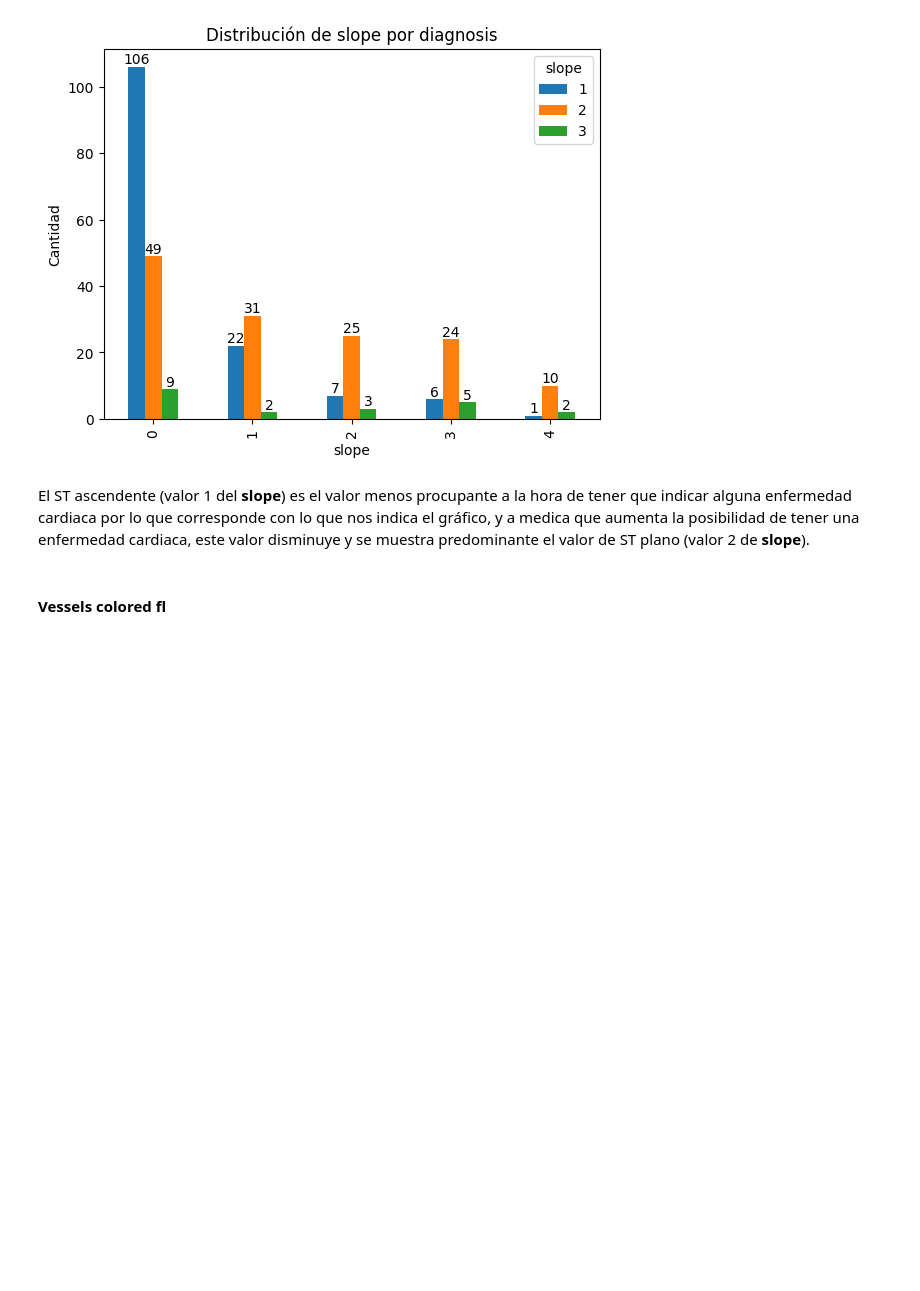
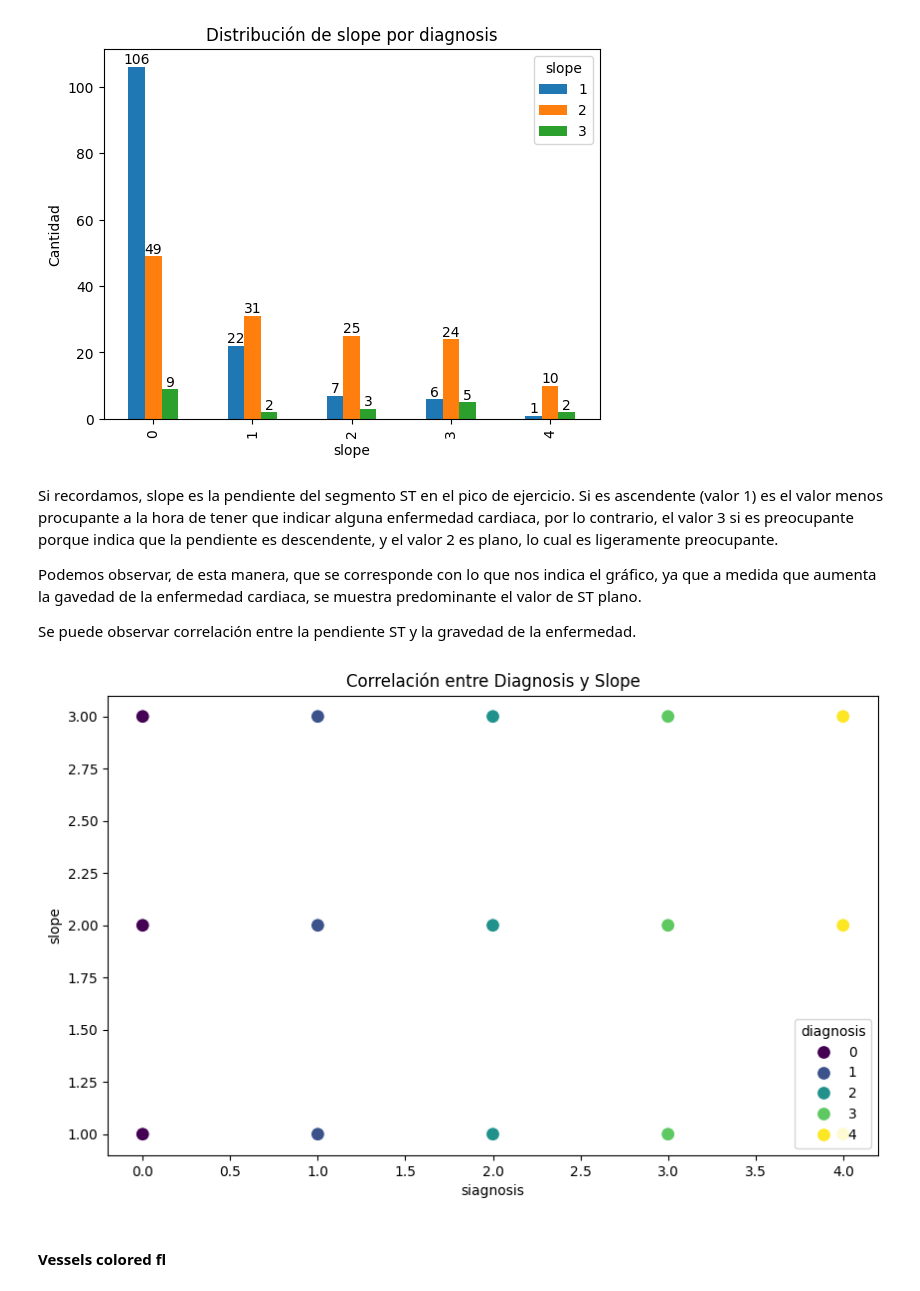
Before and after one commit to IgnacioLopez04/TP_ML_Bellotti_Lopez_Trinchieri, a Jupyter notebook: TP1_ML.ipynb, the cells around one changed output. Cells and saved outputs as stored; diff of their text form; code cells hidden in the pictures; blank space fills up the shorter version.

```diff
--- a/TP1_ML.ipynb
+++ b/TP1_ML.ipynb
@@ -497,7 +526,21 @@ plt.show()
 # %% [output]
 [figure]
 # %% [markdown]
-El ST ascendente (valor 1 del **slope**) es el valor menos procupante a la hora de tener que indicar alguna enfermedad cardiaca por lo que corresponde con lo que nos indica el gráfico, y a medica que aumenta la posibilidad de tener una enfermedad cardiaca, este valor disminuye y se muestra predominante el valor de ST plano (valor 2 de **slope**).
+Si recordamos, slope es la pendiente del segmento ST en el pico de ejercicio. Si es ascendente (valor 1) es el valor menos procupante a la hora de tener que indicar alguna enfermedad cardiaca, por lo contrario, el valor 3 si es preocupante porque indica que la pendiente es descendente, y el valor 2 es plano, lo cual es ligeramente preocupante.
+
+Podemos observar, de esta manera, que se corresponde con lo que nos indica el gráfico, ya que a medida que aumenta la gavedad de la enfermedad cardiaca, se muestra predominante el valor de ST plano.
+
+Se puede observar correlación entre la pendiente ST y la gravedad de la enfermedad.
+# %%
+# INTENTANDO crear el gráfico de dispersión
+plt.figure(figsize=(10, 6))
+sns.scatterplot(data=subset, x='diagnosis', y='slope', hue='diagnosis', palette='viridis', s=100)
+plt.xlabel('siagnosis')
+plt.ylabel('slope')
+plt.title('Correlación entre Diagnosis y Slope')
+plt.show()
+# %% [output]
+[figure, added]
 # %% [markdown]
 #### Vessels colored fl
 # %%
```
Also changed, not shown: parts of 20 cells of this notebook.
